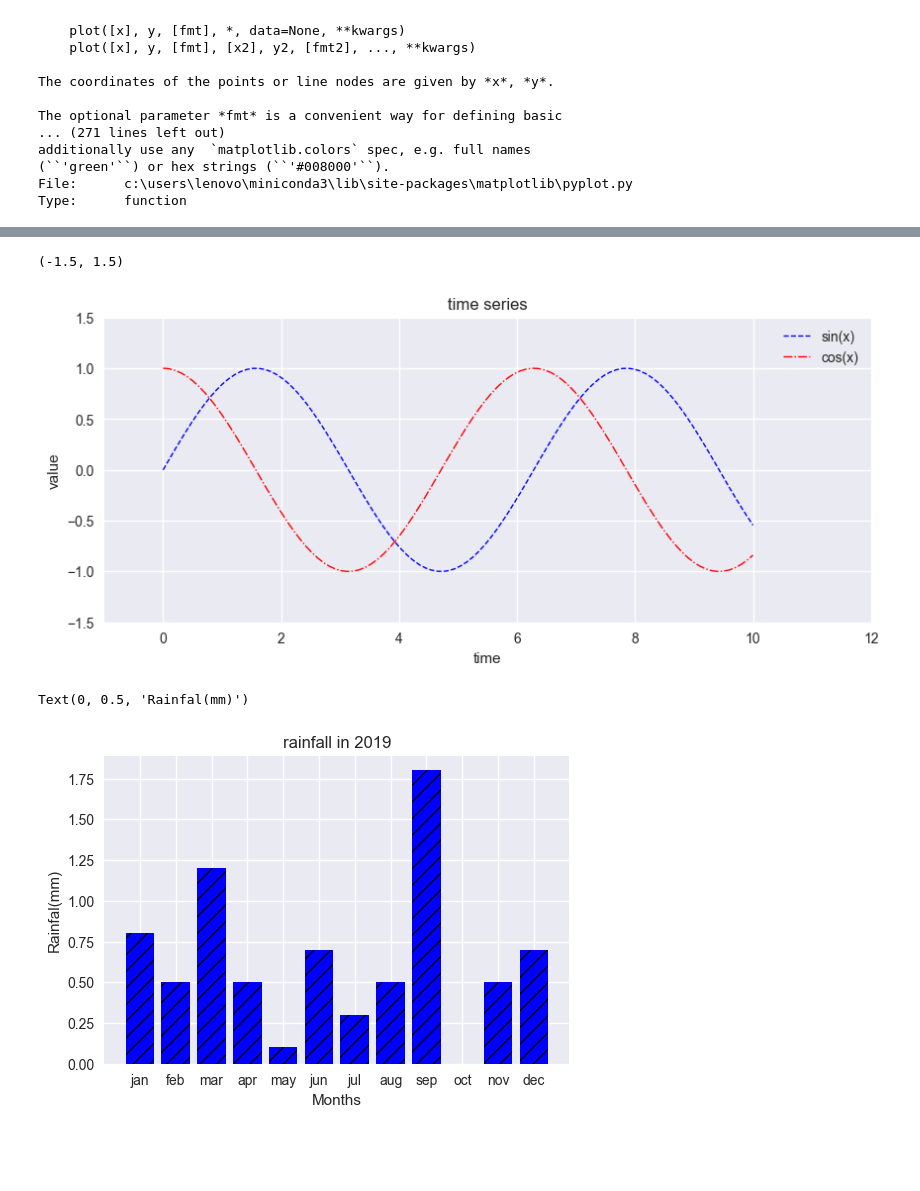
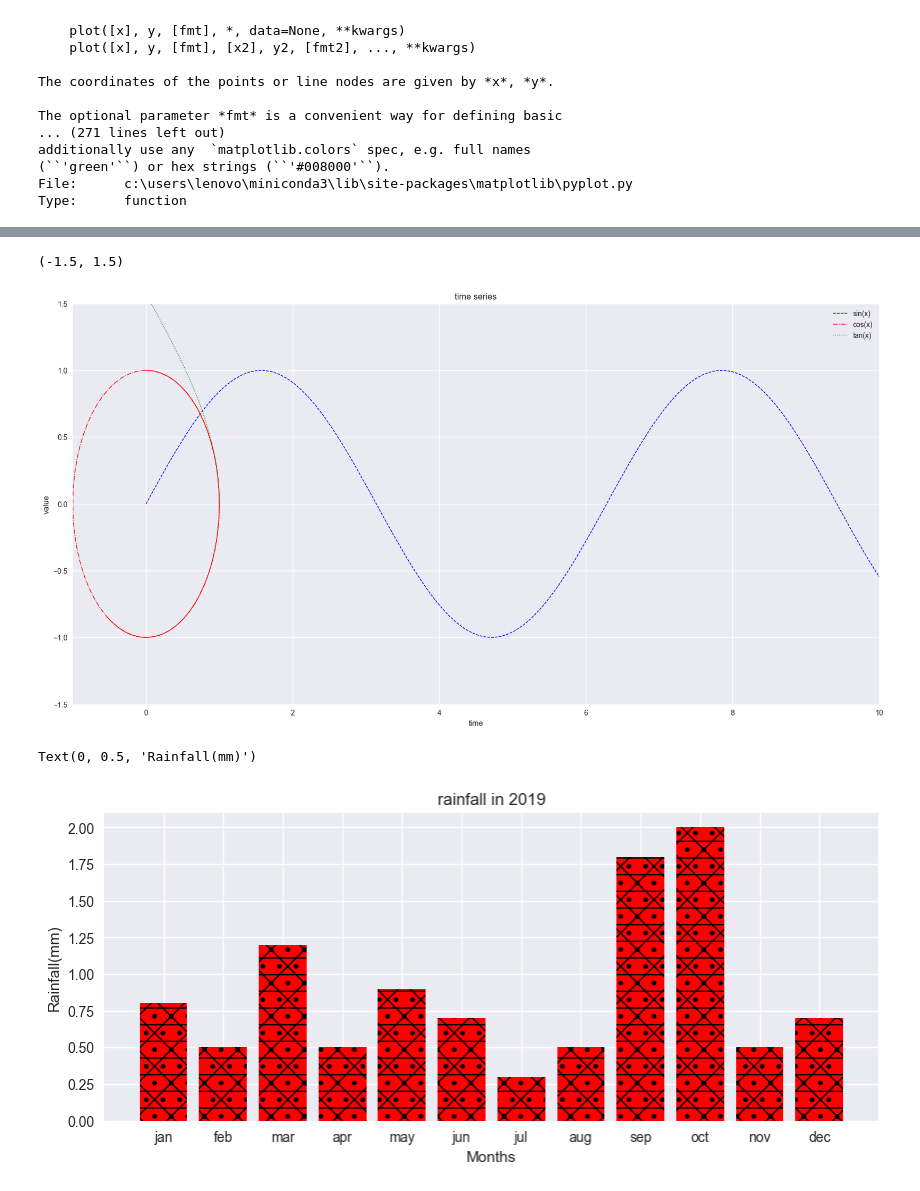
Before and after one commit to Anshpreett/pyt, a Jupyter notebook: visualization.ipynb, the cells around one changed output, grey strips where cells are left out. Saved outputs shown, nothing was run; the diff lists cells and outputs as text; code cells hidden in the pictures; blank space fills up the shorter version.

```diff
--- a/visualization.ipynb
+++ b/visualization.ipynb
@@ -101,27 +101,28 @@ plt.legend()
 # %%
-fig = plt.figure(figsize=(10,4))
+fig = plt.figure(figsize=(20,10))
 x = np.linspace(0, 10, 100)
 y = np.sin(x)
 z = np.cos(x)
 plt.plot(x,y, linestyle='--', color='blue', linewidth=1, label='sin(x)')
-plt.plot(x,z, linestyle='-.', color='red', linewidth=1, label='cos(x)')
+plt.plot(y,z, linestyle='-.', color='red', linewidth=1, label='cos(x)')
+plt.plot(z,x, linestyle=':', color='green', linewidth=1, label='tan(x)')
 plt.title('time series')
 plt.legend()
 plt.xlabel('time')
 plt.ylabel('value')
-plt.xlim(-1,12)
+plt.xlim(-1,10)
 plt.ylim(-1.5,1.5)
 # %% [output]
 (-1.5, 1.5)
-[figure, old version]
+[figure, new version]
 # %%
-rainfall = [0.8,0.5,1.2,0.5,0.1,0.7,0.3,0.5,1.8,0,0.5,0.7]
+rainfall = [0.8,0.5,1.2,0.5,0.9,0.7,0.3,0.5,1.8,2,0.5,0.7]
 month=['jan','feb','mar','apr','may','jun','jul','aug','sep','oct','nov','dec']
-fig=plt.figure(figsize=(6,4))
-plt.bar(month,rainfall,color='blue',hatch='//')
+fig=plt.figure(figsize=(10,4))
+plt.bar(month,rainfall,color='red',hatch='/\-.')
 plt.title('rainfall in 2019')
 plt.xlabel('Months')
-plt.ylabel('Rainfal(mm)')
+plt.ylabel('Rainfall(mm)')
 # %% [output]
-Text(0, 0.5, 'Rainfal(mm)')
+Text(0, 0.5, 'Rainfall(mm)')
-[figure, old version]
+[figure, new version]
```
Also changed, not shown: parts of 3 cells of this notebook.
